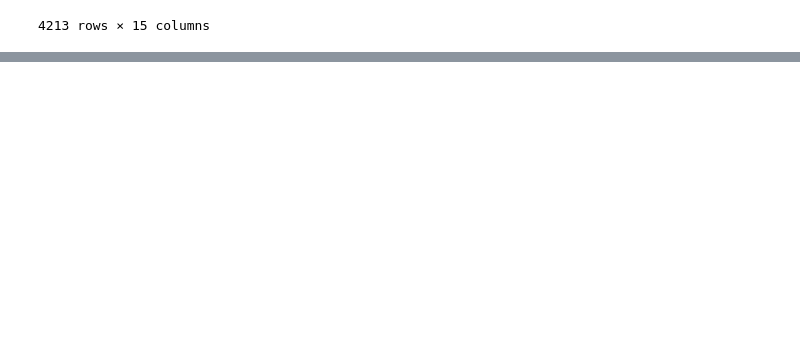
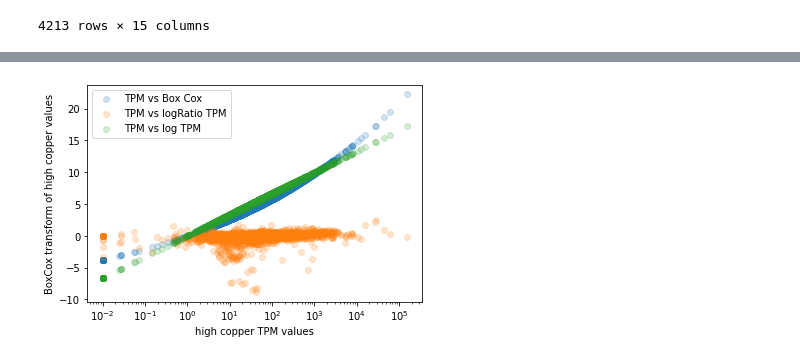
Before and after one commit to erinhwilson/deep-5g-sandbox, a Jupyter notebook: transform_5g_data.ipynb, the cells around one changed output, grey strips where cells are left out. Cells and saved outputs as stored; diff of their text form; code cells hidden in the pictures; blank space fills up the shorter version.

```diff
--- a/transform_5g_data.ipynb
+++ b/transform_5g_data.ipynb
@@ -272,0 +320,11 @@ XY_nocu_noOpFilt.to_csv("data/XY_lr_noCu.tsv",sep='\t',index=False)
+# %%
+plt.scatter(hc, hcbc[0],alpha = 0.2,label='TPM vs Box Cox')
+plt.scatter(hc, hcl,alpha = 0.2,label='TPM vs logRatio TPM')
+plt.scatter(hc, lhc,alpha = 0.2,label='TPM vs log TPM')
+plt.xlabel("high copper TPM values")
+plt.ylabel("BoxCox transform of high copper values")
+plt.legend()
+plt.xscale('log')
+plt.show()
+# %% [output]
+[figure, added]
```
Also changed, not shown: parts of 20 cells of this notebook, 2 other files.
